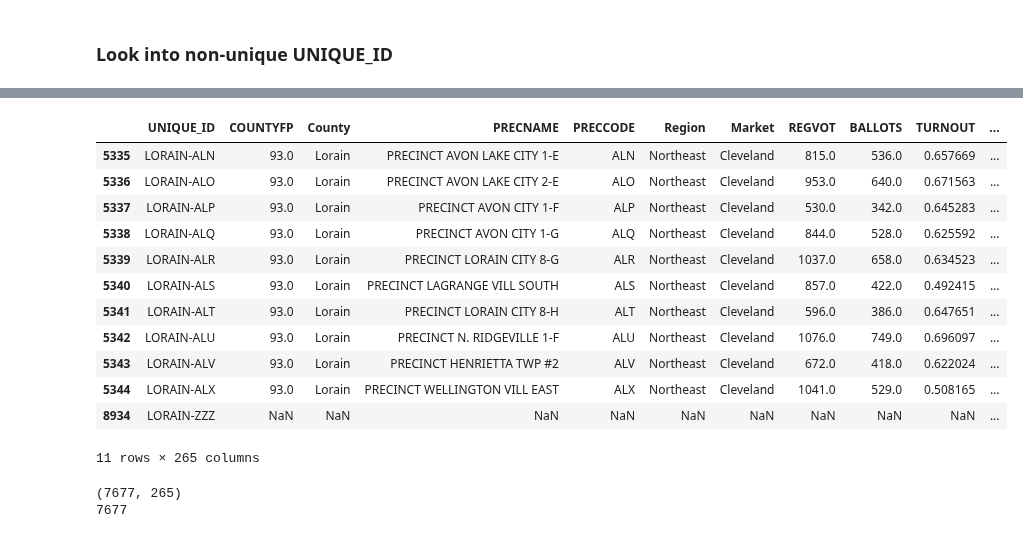
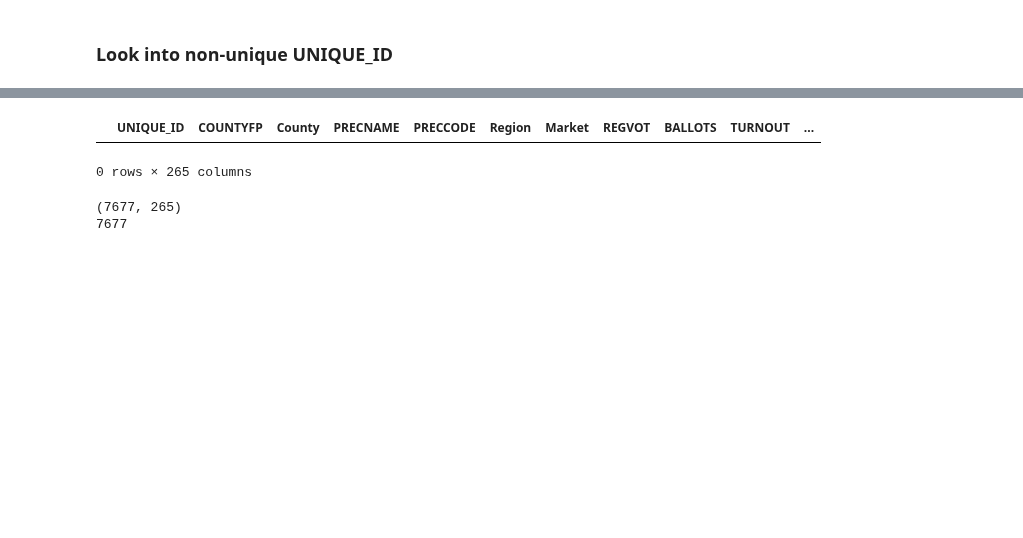
Before and after one commit to nonpartisan-redistricting-datahub/pber_collection, a Jupyter notebook: OH/2022/oh_boundaries_prec_matching.ipynb, the cells around one changed output, grey strips where cells are left out. Saved outputs shown, nothing was run; the diff lists cells and outputs as text; code cells hidden in the pictures; blank space fills up the shorter version.

```diff
--- a/OH/2022/oh_boundaries_prec_matching.ipynb
+++ b/OH/2022/oh_boundaries_prec_matching.ipynb
@@ -1045,25 +887,11 @@ array(['LORAIN', 'MARION', 'PORTAGE'], dtype=object)
 # %%
-#Portage and Wood known WIP
-#Lucas addressed above - temporary fix - should this be modified?
-#Look further into: Lorain, , Marion
+#Look further into: Lorain, , Lucas
 #[wip_pber_merge.columns[wip_pber_merge.columns.str.startswith("G")]]
-wip_pber_merge[(wip_pber_merge["_merge"]!="both")&(wip_pber_merge["county"]=="LORAIN")]
-
-#wip_pber_merge[(wip_pber_merge["_merge"]!="both")&(wip_pber_merge["county"]=="MARION")]
+#wip_pber_merge[""][(wip_pber_merge["_merge"]!="both")&(wip_pber_merge["county"]=="LORAIN")]
+#North Ridgeville, Lorain, and Amherst
 # %% [output]
 |  | UNIQUE_ID | COUNTYFP | County | PRECNAME | PRECCODE | Region | Market | REGVOT | BALLOTS | TURNOUT | ... |
-| 5335 | LORAIN-ALN | 93.0 | Lorain | PRECINCT AVON LAKE CITY 1-E | ALN | Northeast | Cleveland | 815.0 | 536.0 | 0.657669 | ... |
-| 5336 | LORAIN-ALO | 93.0 | Lorain | PRECINCT AVON LAKE CITY 2-E | ALO | Northeast | Cleveland | 953.0 | 640.0 | 0.671563 | ... |
-| 5337 | LORAIN-ALP | 93.0 | Lorain | PRECINCT AVON CITY 1-F | ALP | Northeast | Cleveland | 530.0 | 342.0 | 0.645283 | ... |
-| 5338 | LORAIN-ALQ | 93.0 | Lorain | PRECINCT AVON CITY 1-G | ALQ | Northeast | Cleveland | 844.0 | 528.0 | 0.625592 | ... |
-| 5339 | LORAIN-ALR | 93.0 | Lorain | PRECINCT LORAIN CITY 8-G | ALR | Northeast | Cleveland | 1037.0 | 658.0 | 0.634523 | ... |
-| 5340 | LORAIN-ALS | 93.0 | Lorain | PRECINCT LAGRANGE VILL SOUTH | ALS | Northeast | Cleveland | 857.0 | 422.0 | 0.492415 | ... |
-| 5341 | LORAIN-ALT | 93.0 | Lorain | PRECINCT LORAIN CITY 8-H | ALT | Northeast | Cleveland | 596.0 | 386.0 | 0.647651 | ... |
-| 5342 | LORAIN-ALU | 93.0 | Lorain | PRECINCT N. RIDGEVILLE 1-F | ALU | Northeast | Cleveland | 1076.0 | 749.0 | 0.696097 | ... |
-| 5343 | LORAIN-ALV | 93.0 | Lorain | PRECINCT HENRIETTA TWP #2 | ALV | Northeast | Cleveland | 672.0 | 418.0 | 0.622024 | ... |
-| 5344 | LORAIN-ALX | 93.0 | Lorain | PRECINCT WELLINGTON VILL EAST | ALX | Northeast | Cleveland | 1041.0 | 529.0 | 0.508165 | ... |
-| 8934 | LORAIN-ZZZ | NaN | NaN | NaN | NaN | NaN | NaN | NaN | NaN | NaN | ... |
-11 rows × 265 columns
+0 rows × 265 columns
 # %%
 gg = wip_pber_merge[~wip_pber_merge["county"].isin(['LORAIN', 'LUCAS', 'MARION', 'PORTAGE', 'WOOD', "CLERMONT","BROWN","STARK"])]
 print(gg.shape)
```
Also changed, not shown: parts of 89 cells of this notebook.
